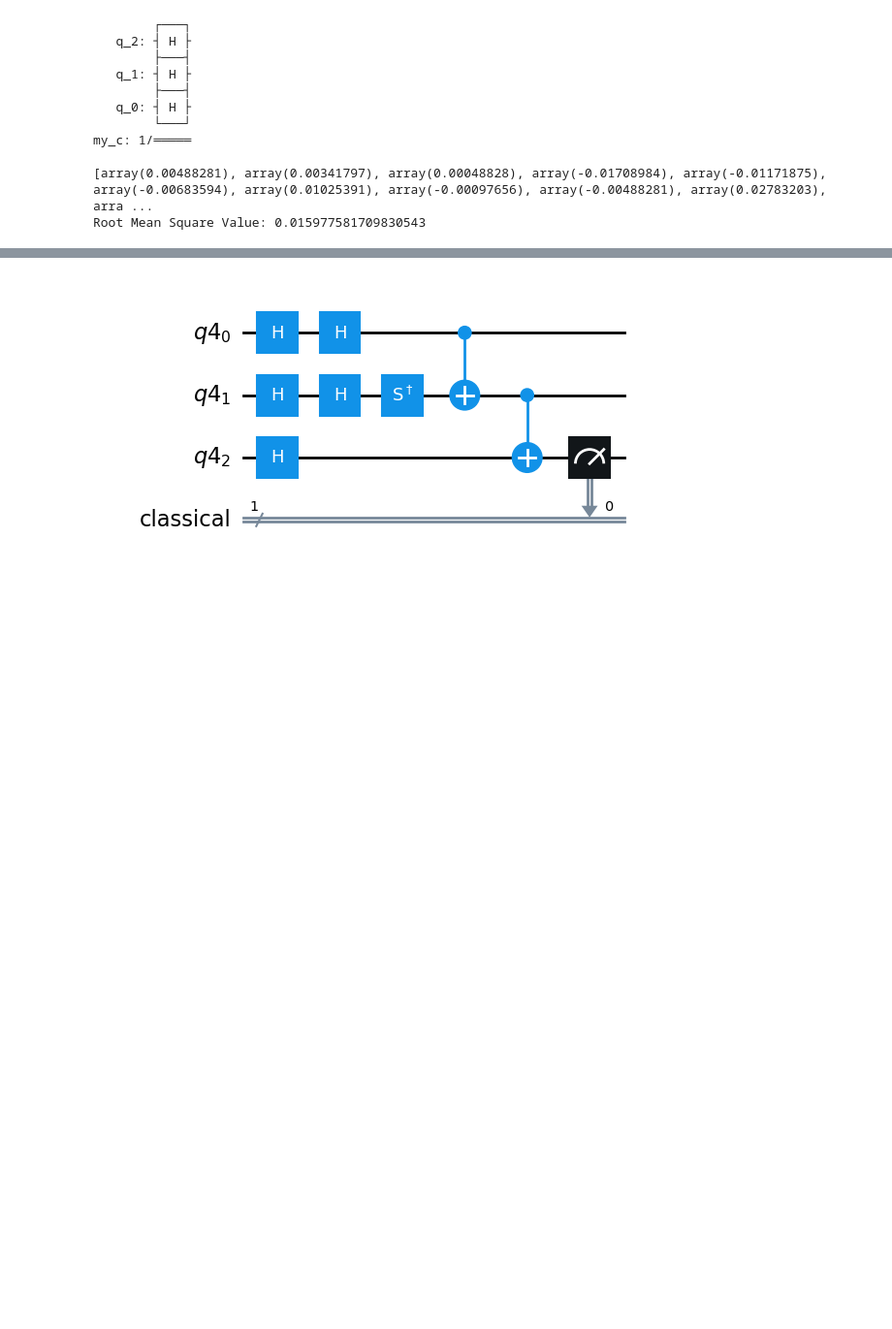
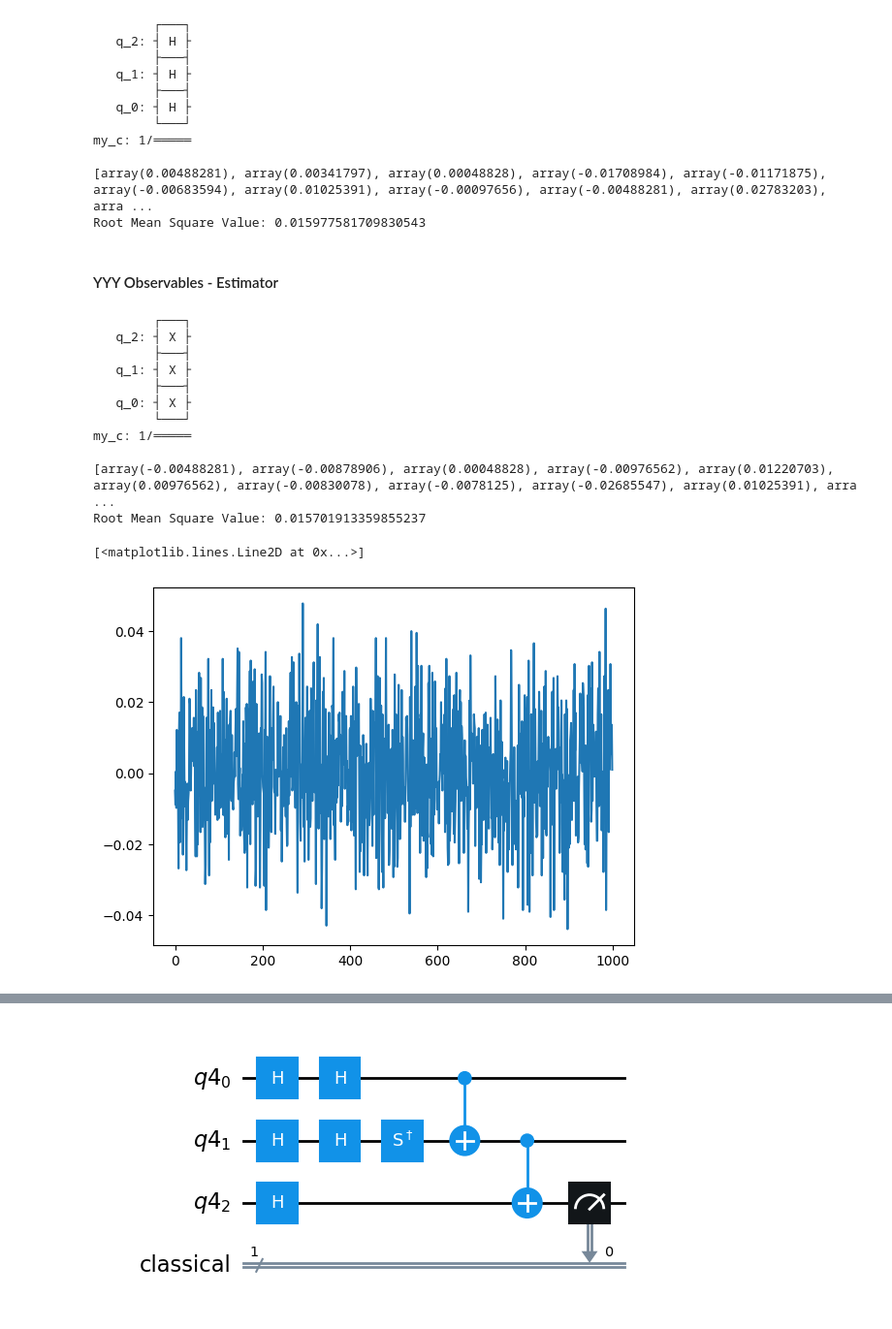
Before and after one commit to azhar-ikhtiarudin/ShotOptimization-ADAPT-VQE, a Jupyter notebook: example/measurement_example_3.ipynb, the cells around one changed output, grey strips where cells are left out. Shown at 97% size. Saved outputs shown, nothing was run; the diff lists cells and outputs as text; code cells hidden in the pictures; blank space fills up the shorter version.

```diff
--- a/example/measurement_example_3.ipynb
+++ b/example/measurement_example_3.ipynb
@@ -57,3 +57,45 @@ my_c: 1/═════
 
 [array(0.00488281), array(0.00341797), array(0.00048828), array(-0.01708984), array(-0.01171875), array(-0.00683594), array(0.01025391), array(-0.00097656), array(-0.00488281), array(0.02783203), arra ...
 Root Mean Square Value: 0.015977581709830543
+# %% [markdown]
+#### YYY Observables - Estimator
+# %%
+N = 1000
+res = []
+
+observables = SparsePauliOp(['YYY'], [1])
+
+circuit = QuantumCircuit(3)
+circuit.x([0,1])
+circuit.x([2])
+# circuit.h([0,1,2])
+cr = ClassicalRegister(1, name='my_c')
+circuit.add_register(cr)
+print(circuit)
+
+for i in range(N):
+    estimator = EstimatorV2(backend=AerSimulator())
+    job = estimator.run([(circuit, observables,None)])
+    exp_vals = job.result()[0].data.evs
+    # print(exp_vals)
+    res.append(exp_vals)
+
+
+print(res)
+rms = np.sqrt(np.mean(np.square(res)))
+print("Root Mean Square Value:", rms)
+plt.plot(res)
+# %% [output]
+        ┌───┐
+   q_2: ┤ X ├
+        ├───┤
+   q_1: ┤ X ├
+        ├───┤
+   q_0: ┤ X ├
+        └───┘
+my_c: 1/═════
+
+[array(-0.00488281), array(-0.00878906), array(0.00048828), array(-0.00976562), array(0.01220703), array(0.00976562), array(-0.00830078), array(-0.0078125), array(-0.02685547), array(0.01025391), arra ...
+Root Mean Square Value: 0.015701913359855237
+[<matplotlib.lines.Line2D at 0x...>]
+[figure, added]
```
Also changed, not shown: parts of 12 cells of this notebook, 5 other files.
